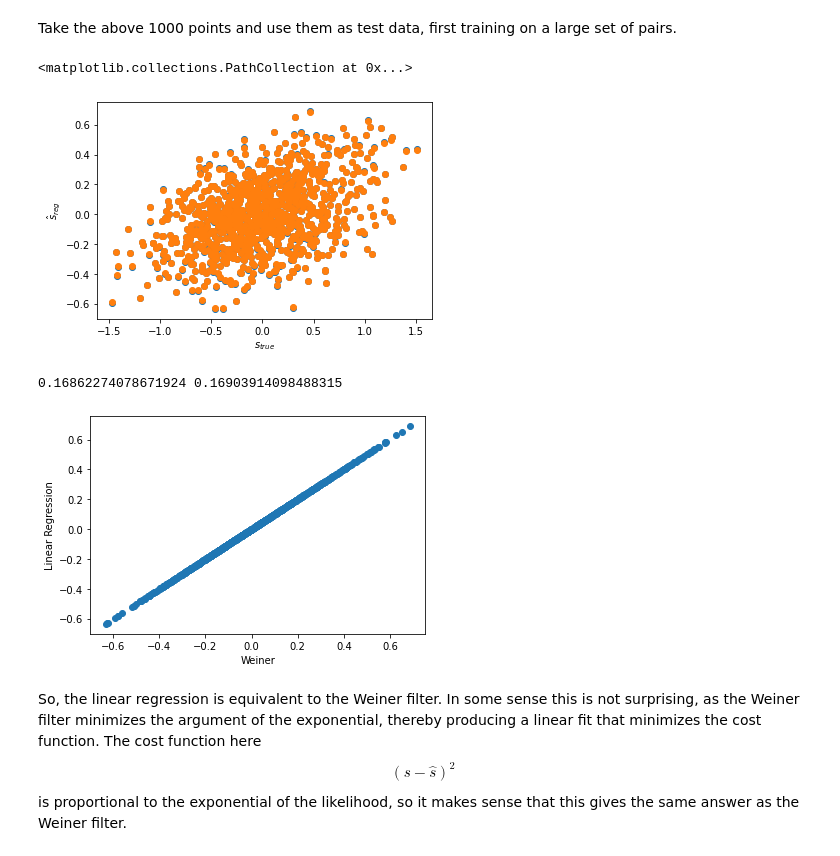
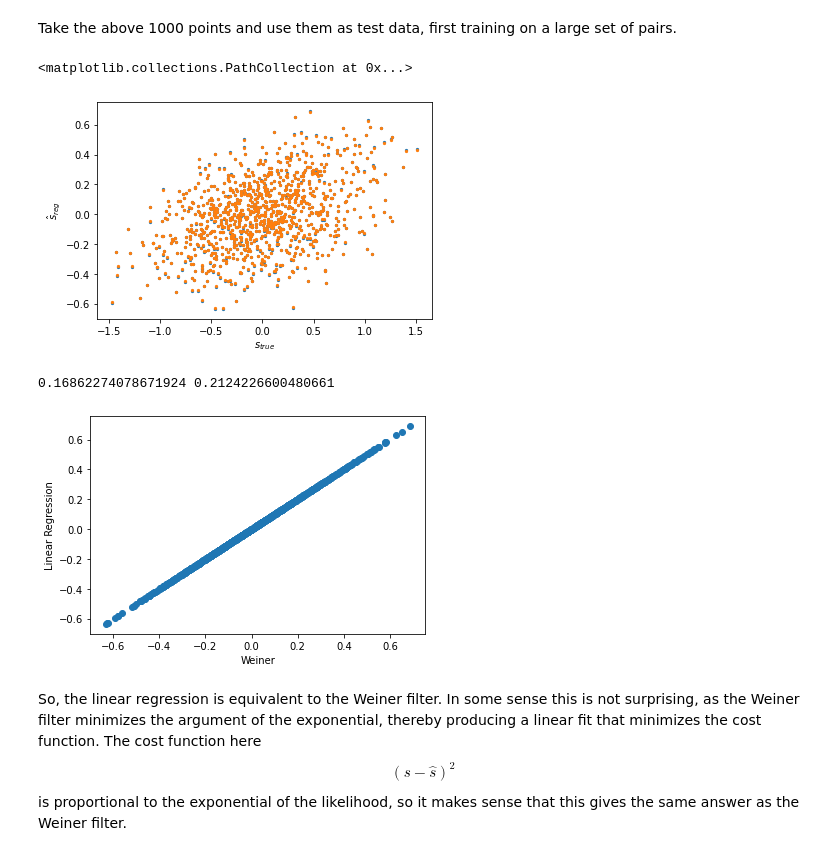
Before and after one commit to dodelson/aiphysics, a Jupyter notebook: weiner_emcee.ipynb, the cells around one changed output. Drawn from its saved outputs; the diff is of its cells as text; code cells hidden in the pictures.

```diff
--- a/weiner_emcee.ipynb
+++ b/weiner_emcee.ipynb
@@ -399,24 +410,24 @@ lin_reg=LinearRegression()
 lin_reg.fit(X_train,y_train)
 regfit=lin_reg.predict(X_test)
 # %%
-plt.scatter(y_test,regfit)
+plt.scatter(y_test,regfit,s=5)
 plt.xlabel('$s_{true}$')
 plt.ylabel('$\hat s_{reg}$')
-plt.scatter(y_test,weiner)
+plt.scatter(y_test,weiner,s=5)
 # %% [output]
 <matplotlib.collections.PathCollection at 0x...>
-[figure, old version]
+[figure, new version]
 # %%
 plt.scatter(weiner, regfit)
 plt.xlabel('Weiner')
 plt.ylabel('Linear Regression')
-print(lin_reg.score(X_test,y_test),1.-np.std(dw)**2/np.std(sarr)**2)
+print(lin_reg.score(X_test,y_test),np.std(dw)**2)
 #The coefficient of determination  is defined as (1-u/v)
 #where u is the residual sum of squares ((y_true - y_pred)** 2).sum()
 # and v is the total sum of squares ((y_true - y_true.mean()) ** 2).sum()
 ## In this case v=C_sN and u=0.21N, so
 # %% [output]
-0.16862274078671924 0.16903914098488315
+0.16862274078671924 0.2124226600480661
 [figure]
 # %% [markdown]
 So, the linear regression is equivalent to the Weiner filter. In some sense this is not surprising, as the Weiner filter minimizes the argument of the exponential, thereby producing a linear fit that minimizes the cost function. The cost function here $$(s-\hat s)^2$$ is proportional to the exponential of the likelihood, so it makes sense that this gives the same answer as the Weiner filter.
```
Also changed, not shown: parts of 40 cells of this notebook.
